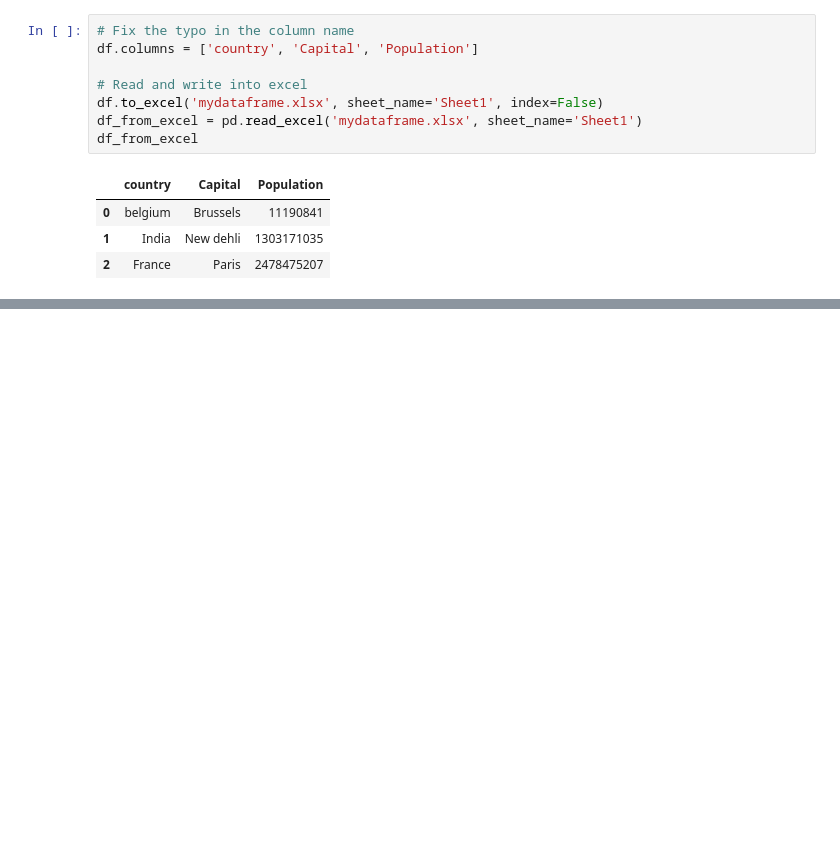
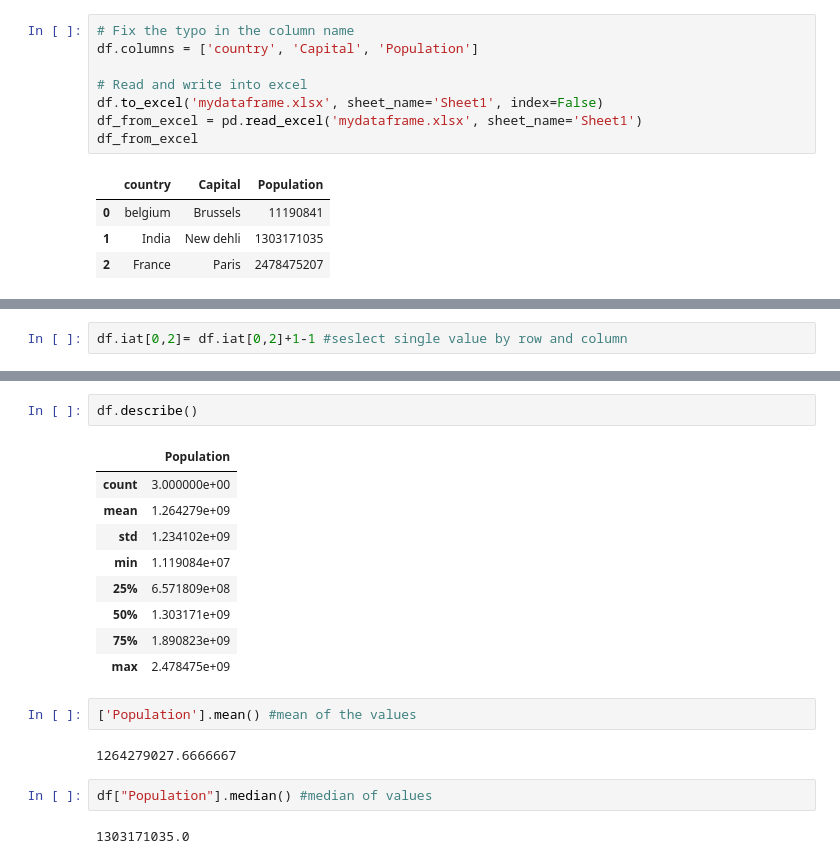
Before and after one commit to Arefe-Masnouie/data-mining, a Jupyter notebook: pd/dm-pandas.ipynb, the cells around one changed output, grey strips where cells are left out. Cells and saved outputs as stored; diff of their text form; blank space fills up the shorter version.

```diff
--- a/pd/dm-pandas.ipynb
+++ b/pd/dm-pandas.ipynb
@@ -62,0 +67,2 @@ df[1:]
+# %%
+df.iat[0,2]= df.iat[0,2]+1-1 #seslect single value by row and column
@@ -62,0 +187,20 @@ df[1:]
+# %%
+df.describe()
+# %% [output]
+|  | Population |
+| count | 3.000000e+00 |
+| mean | 1.264279e+09 |
+| std | 1.234102e+09 |
+| min | 1.119084e+07 |
+| 25% | 6.571809e+08 |
+| 50% | 1.303171e+09 |
+| 75% | 1.890823e+09 |
+| max | 2.478475e+09 |
+# %%
+['Population'].mean() #mean of the values
+# %% [output]
+1264279027.6666667
+# %%
+df["Population"].median() #median of values
+# %% [output]
+1303171035.0
```
Also changed, not shown: parts of 31 cells of this notebook, 1 other file.
